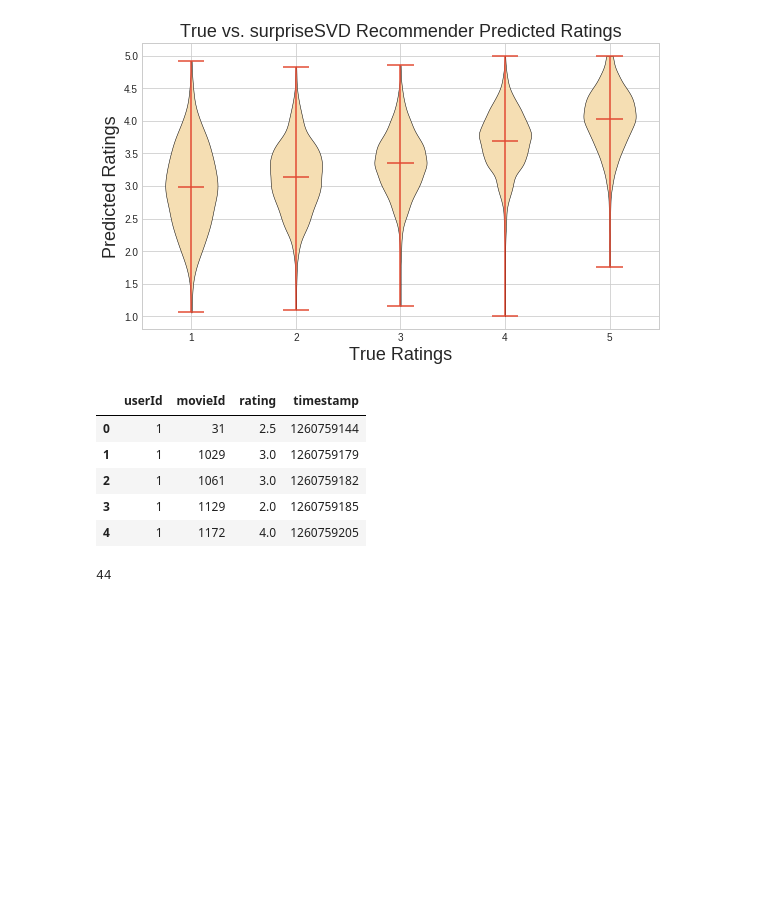
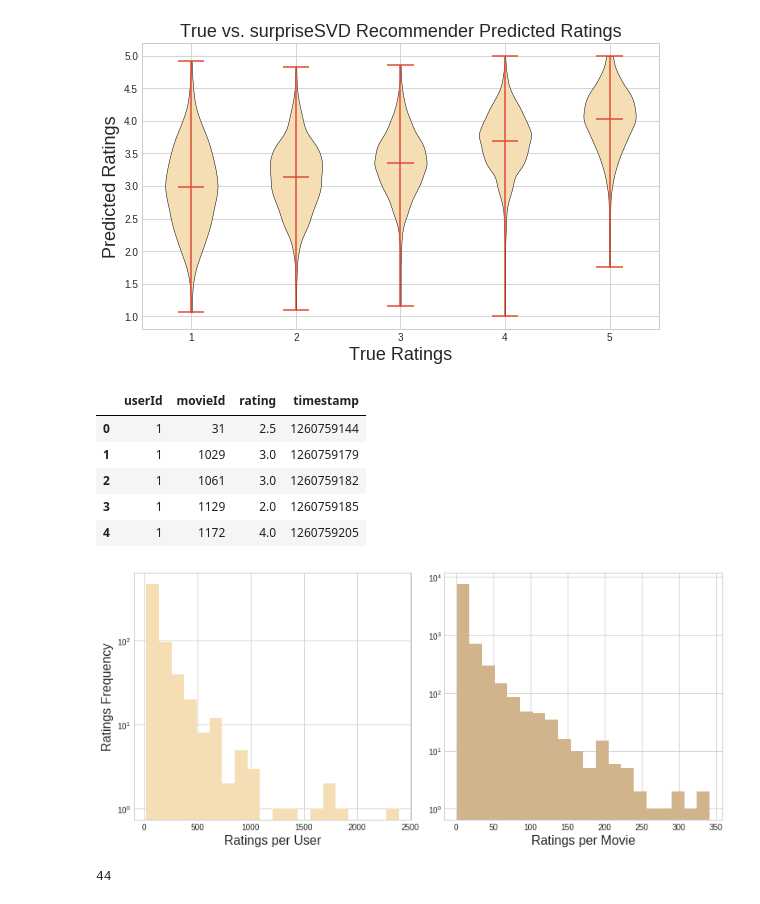
Before and after one commit to truejimfrank/recommender-case-study, a Jupyter notebook: notebooks/jim_movies.ipynb, the cells around one changed output. Cells and saved outputs as stored; diff of their text form; code cells hidden in the pictures; blank space fills up the shorter version.

```diff
--- a/notebooks/jim_movies.ipynb
+++ b/notebooks/jim_movies.ipynb
@@ -121,22 +121,24 @@ dfr.head()
 dfusercount = dfr.groupby('userId').count().drop(columns=['movieId', 'timestamp'])
 dfmoviecount = dfr.groupby('movieId').count().drop(columns=['userId', 'timestamp'])
 # %%
-fig, ax = plt.subplots(nrows=1, ncols=2, figsize=(10,5))
+fig, ax = plt.subplots(nrows=1, ncols=2, figsize=(11,5))
 # fig = plt.figure(figsize=(8,5))
 # axuser = dfusercount.plot(kind='hist', figsize=(8,5), color='wheat')
 ax[0].hist(dfusercount['rating'].values, bins=20, log=True, color='wheat')
 ax[1].hist(dfmoviecount['rating'].values, bins=20, log=True, color='tan')
 # ax[1].hist(dfmoviecount['rating'].values, bins=20)
 # ax[0].set_title('Freq. of Ratings per User', fontsize=18)
 # ax[1].set_title('Freq. of Ratings per Movie', fontsize=18)
 ax[0].set_xlabel('Ratings per User', fontsize=16)
 ax[1].set_xlabel('Ratings per Movie', fontsize=16)
 ax[0].set_ylabel('Ratings Frequency', fontsize=16)
 # plt.xlabel('No. User Ratings', fontsize=18)
 # plt.ylabel('User Frequency', fontsize=18)
 # plt.title('Freq. of Ratings per User & Freq. of Ratings per Movie', fontsize=18)
 fig.tight_layout(pad=1)
-# fig.savefig("../img/violin_svd.png", dpi=100)
+fig.savefig("../img/counts_hist.png", dpi=100)
+# %% [output]
+[figure, added]
 # %%
 dfusercount['rating'].values[5]
 # %% [output]
```
Also changed, not shown: 1 other file.
